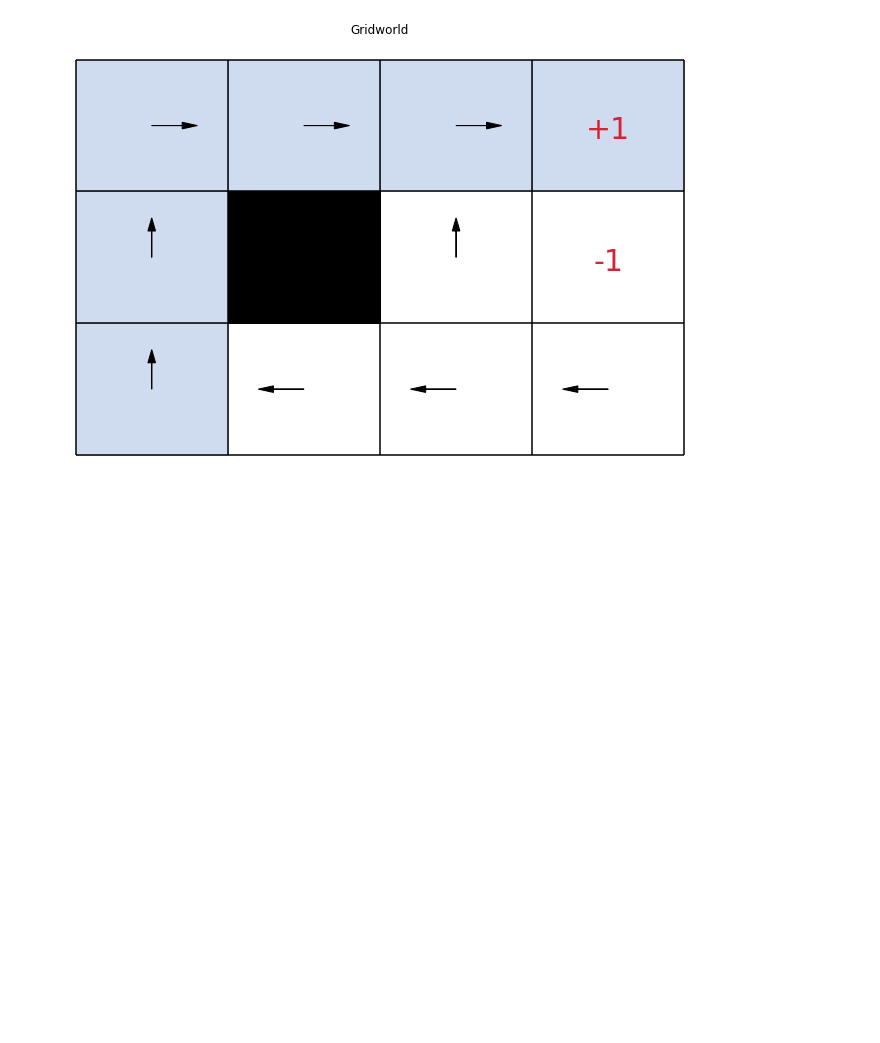
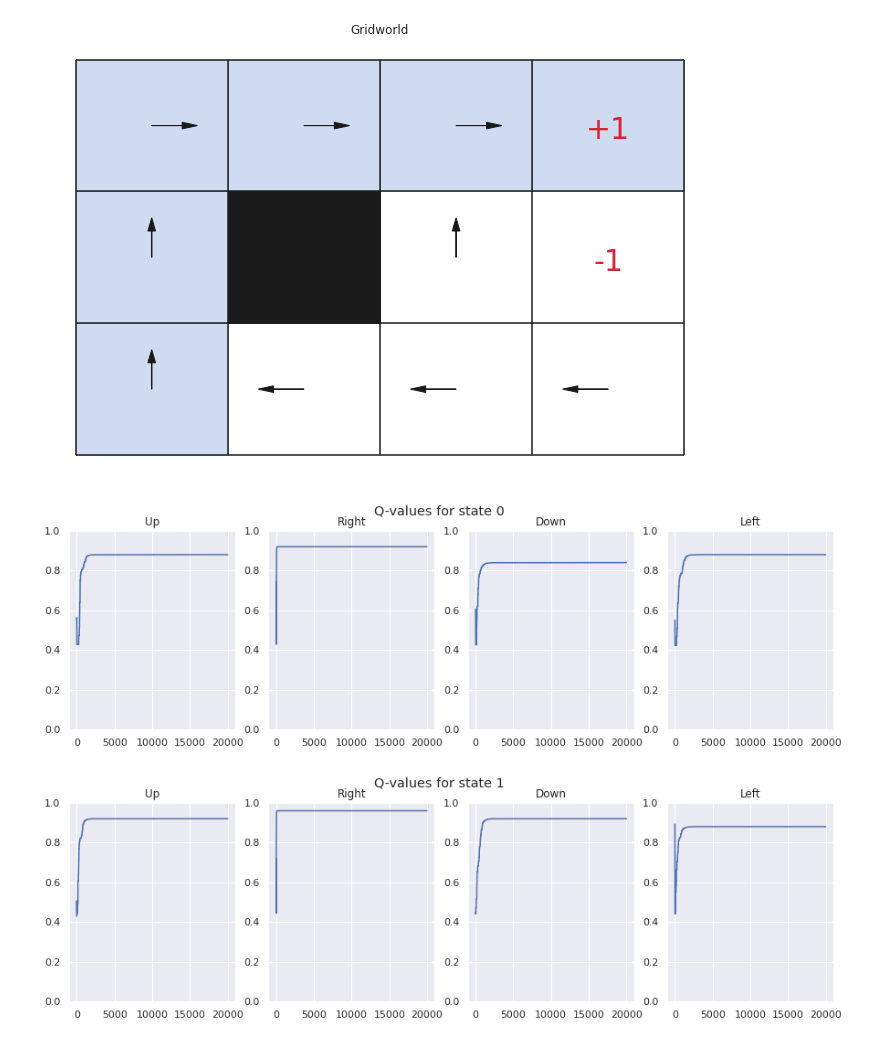
Before and after one commit to elena-ecn/Q-Learning, a Jupyter notebook: Q-Learning.ipynb, the cells around one changed output. Saved outputs shown, nothing was run; the diff lists cells and outputs as text; code cells hidden in the pictures; blank space fills up the shorter version.

Commit message:
Add plots for each state-action pair

```diff
--- a/Q-Learning.ipynb
+++ b/Q-Learning.ipynb
@@ -5,13 +5,14 @@
     Train an agent on a gridworld with Q-Learning.
 
 Date:   Fall 2021
-Author: elena_ecn
+Author: elena-ecn
 """
 
 import numpy as np
 import random
 import matplotlib.pyplot as plt
 from matplotlib.patches import Rectangle
+import seaborn as sns
 
 
 class Env:
@@ -125,6 +126,7 @@ class Agent:
             if self.env.is_terminal_state(state):
                 state_idx = self.env.states.index(state)
                 q_table[state_idx, :] = 0
+
         return q_table
 
     def choose_action(self, state):
@@ -173,6 +175,38 @@ class Agent:
             path.append(state)
         return path
 
+    def save_q_history(self, episode):
+        """Save the values of the Q-table for plotting."""
+        for state_idx in range(self.env.num_states):
+            for action in range(self.env.num_actions):
+                self.q_history[state_idx][action,episode] = self.q_table[state_idx, action]
+
+    def plot_q_history(self):
+        """Plots the q-values for each state-action pair vs episodes."""
+        print()
+        sns.set_theme()
+        for state_idx in range(self.env.num_states):
+            if state_idx < 5:
+                fig, axes = plt.subplots(1, 4, figsize=(15,4))
+                fig.suptitle('Q-values for state '+ str(state_idx))
+                for action in range(self.env.num_actions):
+                    axes[action].plot(self.q_history[state_idx][action])
+                    title = self.env.actions[action].capitalize()
+                    axes[action].set_title(title)
+                    axes[action].set_ylim([0, 1])
+                plt.show
+            elif state_idx == 5:  pass
+            else:
+                fig, axes = plt.subplots(1, 4, figsize=(15,4))
+                fig.suptitle('Q-values for state '+ str(state_idx-1))
+                for action in range(self.env.num_actions):
+                    axes[action].plot(self.q_history[state_idx][action])
+                    title = self.env.actions[action].capitalize()
+                    axes[action].set_title(title)
+                    axes[action].set_ylim([0, 1])
+                plt.show
+        return
+
     def train(self, init_state, episodes):
         """Trains the agent via Q-Learning.
 
@@ -183,9 +217,11 @@ class Agent:
         """
 
         gamma = 1.0      # Discount factor for future rewards
+        self.q_history = {i: np.zeros((4,episodes)) for i in range(self.env.num_states)}  # Initialize dict to save q values history
 
         for episode in range(episodes):
-            state = init_state  # Initialize/reset state
+            state = init_state             # Initialize/reset state
+            self.save_q_history(episode)   # Save Q-values history
 
             while not self.env.is_terminal_state(state):
 
@@ -267,17 +303,35 @@ def plot_path(path, q_table, env):
     plt.show()
 
 
-def show_q_table(q_table):
-    """Prints the Q-table in a more readable format."""
+def show_q_table(q_table, env):
+    """Prints the Q-table in a more readable format and shows the state correspndaces."""
 
     print('\t'*5 + 'Q-table \n' + '-'*50)
     print('\t Up \t\t Right \t\t Down \t Left\n' + '-'*50 )
     rows, columns = q_table.shape
     for i in range(rows):
-        for j in range(columns):
-            print('{:10.4f}'.format(q_table[i, j]), end=' ')
-        print('\n')
+        if i < 5:
+            print(i, end=(2-len(str(i)))*' '+'|  ')
+            for j in range(columns):
+                print('{:10.4f}'.format(q_table[i, j]), end=' ')
+        elif i < 5: pass  # Don't show results for obstacle state
+        else:
+            print(i-1, end=(2-len(str(i-1)))*' '+'|  ')
+            for j in range(columns):
+                print('{:10.4f}'.format(q_table[i, j]), end=' ')
+        print('\n  |')
     print('-'*50 + '\n')
+
+    print('State Correspondence\n'+20*'=')
+    print('State \t Cell\n'+20*'-')
+    for state in env.states:
+        if env.states.index(state) < 5:
+            print('{} \t {}'.format(env.states.index(state), state))
+        elif env.states.index(state) == 5:
+            pass
+        else:
+            print('{} \t {}'.format(env.states.index(state)-1, state))
+    print()
 
 
 if __name__ == "__main__":
@@ -301,12 +355,14 @@ if __name__ == "__main__":
 
     # Display results
     # -------------------------------------------------------------------------
-    show_q_table(agent.q_table)                                # Display final Q-table
+    show_q_table(agent.q_table, env)                           # Display final Q-table
     optimal_path = agent.get_path(start_state)                 # Find optimal path
     print('The optimal path is: \n{}\n'.format(optimal_path))  # Display optimal path
 
     # Plot the optimal path in the gridworld environment
     plot_path(optimal_path, agent.q_table, env)
+
+    agent.plot_q_history()
 # %% [output]
 Training complete!
 
@@ -325,4 +381,6 @@ Training complete!
 
 The optimal path is:
 [(2, 0), (1, 0), (0, 0), (0, 1), (0, 2), (0, 3)]
 [figure]
+[figure, added]
+[figure, added]
```
Also changed, not shown: parts of 1 cell of this notebook.
